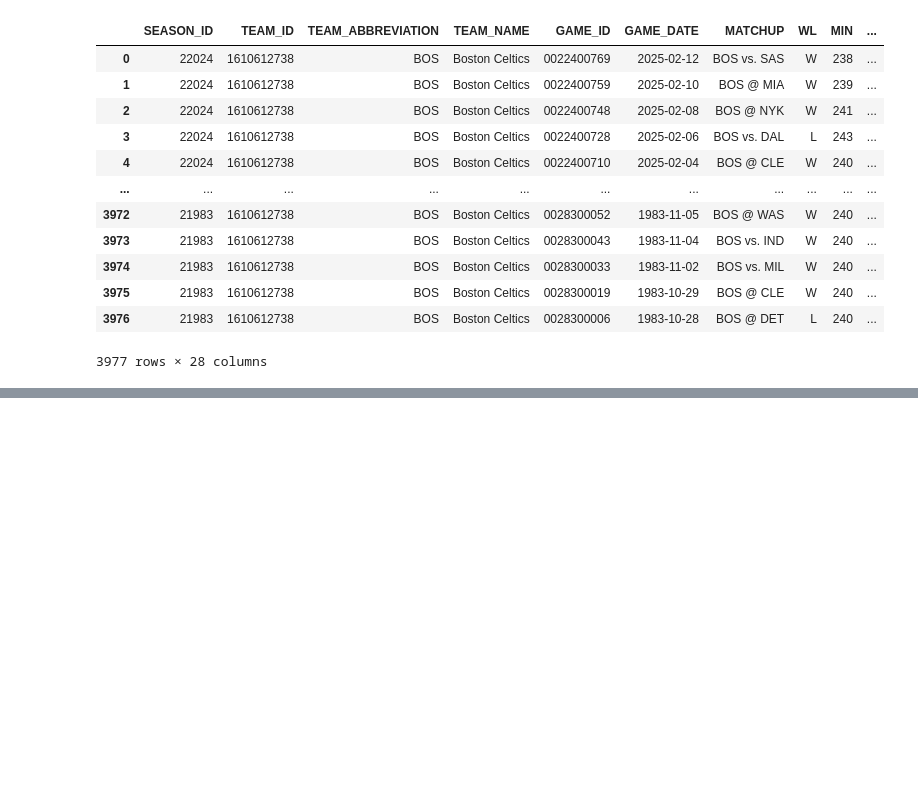
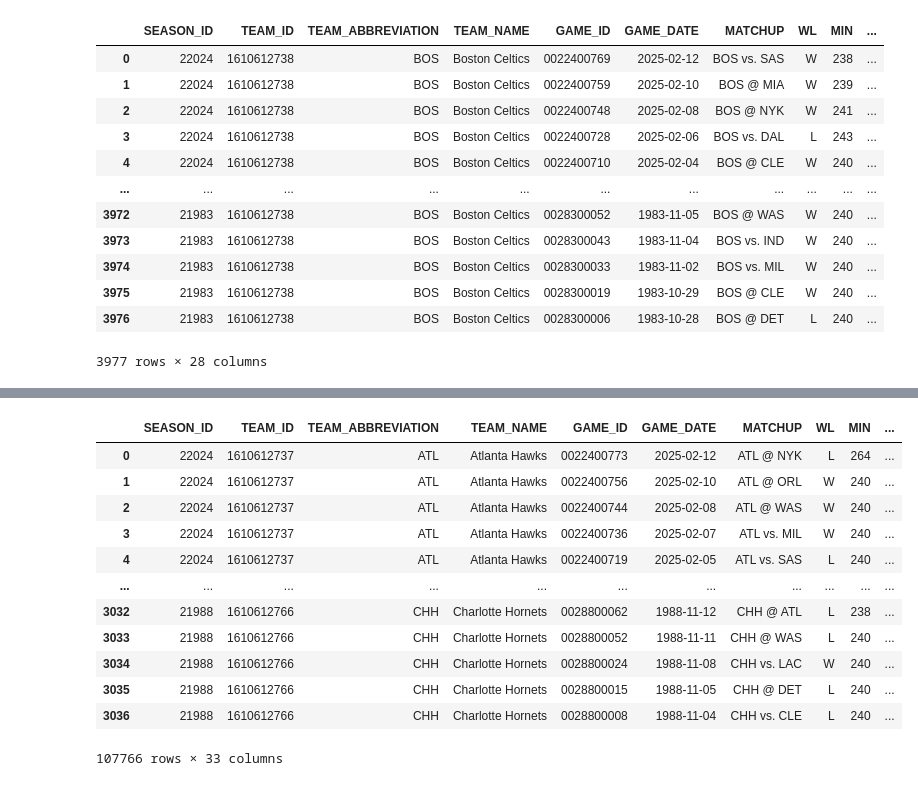
Before and after one commit to WasVelinn/2ndProject, a Jupyter notebook: Untitled.ipynb, the cells around one changed output, grey strips where cells are left out. Cells and saved outputs as stored; diff of their text form; code cells hidden in the pictures; blank space fills up the shorter version.

```diff
--- a/Untitled.ipynb
+++ b/Untitled.ipynb
@@ -424,0 +735,18 @@ Name: WL_label, Length: 3693, dtype: int64
+# %%
+all_game = pd.merge(game_data, axis=1, )
+# %%
+all_game
+# %% [output]
+|  | SEASON_ID | TEAM_ID | TEAM_ABBREVIATION | TEAM_NAME | GAME_ID | GAME_DATE | MATCHUP | WL | MIN | ... |
+| 0 | 22024 | 1610612737 | ATL | Atlanta Hawks | 0022400773 | 2025-02-12 | ATL @ NYK | L | 264 | ... |
+| 1 | 22024 | 1610612737 | ATL | Atlanta Hawks | 0022400756 | 2025-02-10 | ATL @ ORL | W | 240 | ... |
+| 2 | 22024 | 1610612737 | ATL | Atlanta Hawks | 0022400744 | 2025-02-08 | ATL @ WAS | W | 240 | ... |
+| 3 | 22024 | 1610612737 | ATL | Atlanta Hawks | 0022400736 | 2025-02-07 | ATL vs. MIL | W | 240 | ... |
+| 4 | 22024 | 1610612737 | ATL | Atlanta Hawks | 0022400719 | 2025-02-05 | ATL vs. SAS | L | 240 | ... |
+| ... | ... | ... | ... | ... | ... | ... | ... | ... | ... | ... |
+| 3032 | 21988 | 1610612766 | CHH | Charlotte Hornets | 0028800062 | 1988-11-12 | CHH @ ATL | L | 238 | ... |
+| 3033 | 21988 | 1610612766 | CHH | Charlotte Hornets | 0028800052 | 1988-11-11 | CHH @ WAS | L | 240 | ... |
+| 3034 | 21988 | 1610612766 | CHH | Charlotte Hornets | 0028800024 | 1988-11-08 | CHH vs. LAC | W | 240 | ... |
+| 3035 | 21988 | 1610612766 | CHH | Charlotte Hornets | 0028800015 | 1988-11-05 | CHH @ DET | L | 240 | ... |
+| 3036 | 21988 | 1610612766 | CHH | Charlotte Hornets | 0028800008 | 1988-11-04 | CHH vs. CLE | L | 240 | ... |
+107766 rows × 33 columns
```
Also changed, not shown: parts of 122 cells of this notebook.
